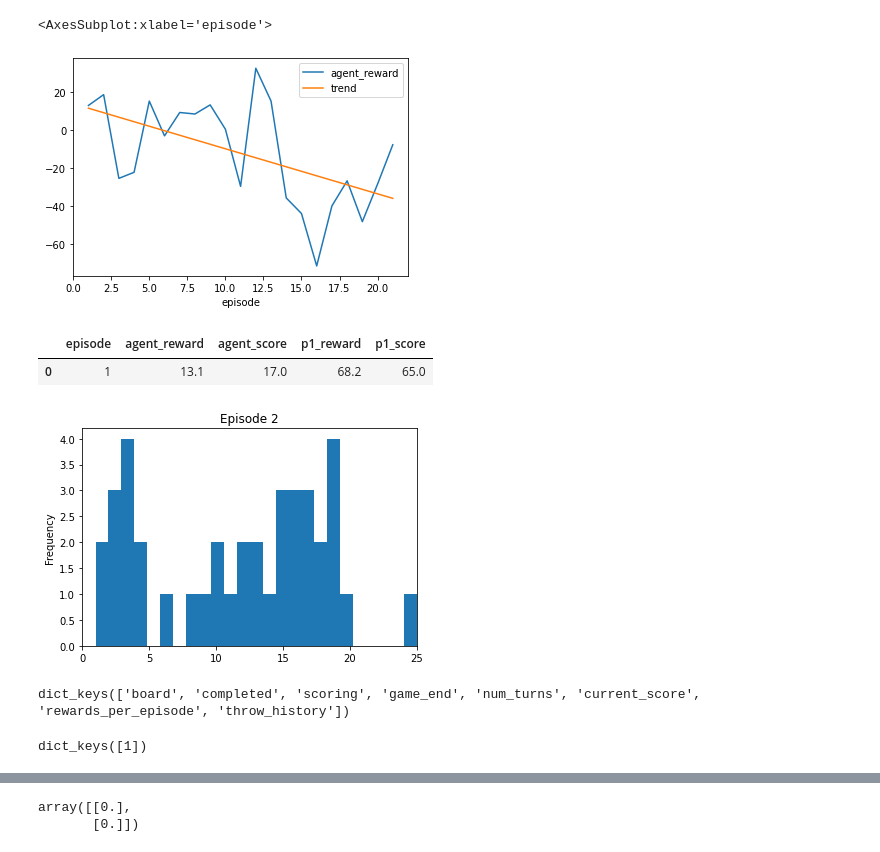
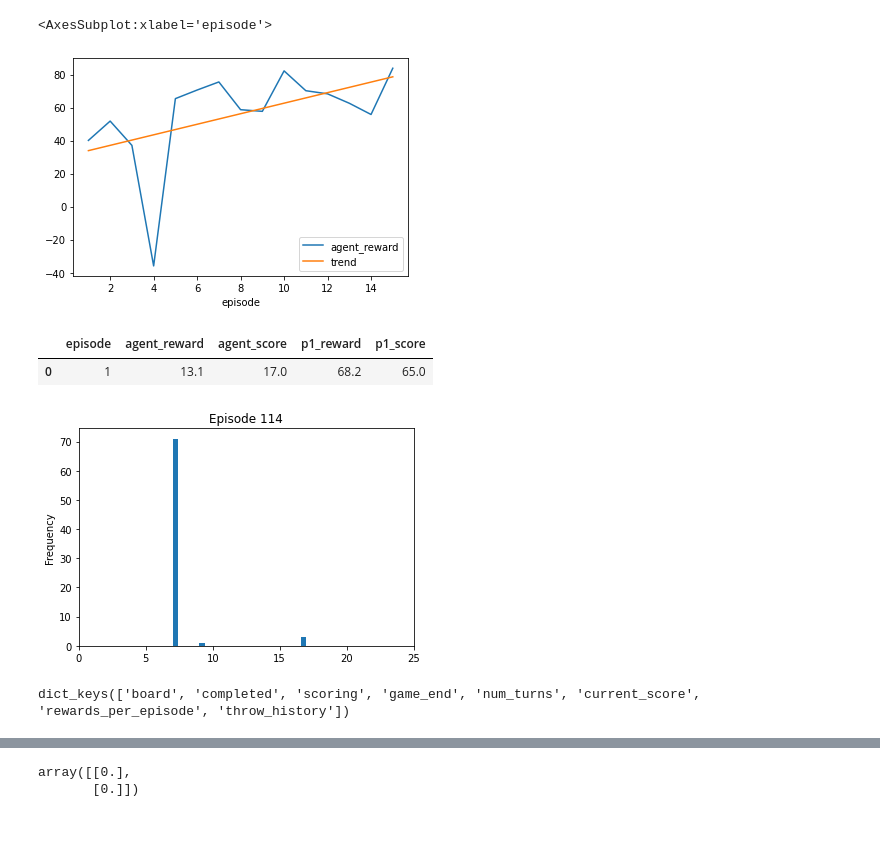
Before and after one commit to gusfelhberg/darts_cricket, a Jupyter notebook: results_stats.ipynb, the cells around one changed output, grey strips where cells are left out. Cells and saved outputs as stored; diff of their text form; code cells hidden in the pictures.

```diff
--- a/results_stats.ipynb
+++ b/results_stats.ipynb
@@ -11,5 +6,7 @@ loss = pd.DataFrame(loss,columns=['episode','agent_reward','agent_score','p1_rew
 # %%
-import statsmodels.api as sm
+loss = pickle.load(open('rewards_per_episodes.pkl','rb'))
+loss = pd.DataFrame(loss,columns=['episode','agent_reward','agent_score','p1_reward','p1_score'])
+
 
 fig, ax = plt.subplots()
 loss.plot(x='episode', y='agent_reward', ax=ax)
@@ -19,7 +16,7 @@ res = model.fit()
 loss.assign(trend=res.fittedvalues).plot(x='episode', y='trend', ax=ax)
 # %% [output]
 <AxesSubplot:xlabel='episode'>
-[figure, old version]
+[figure, new version]
 # %%
 loss
 # %% [output]
@@ -30,11 +27,11 @@ import pickle
 agent_aims_history = pickle.load(open('agent_aims_history.pkl','rb'))
 # %%
 def plot_aim_dist(episode):
-    pd.DataFrame(agent_aims_history,columns=['Episodes','Number','Multi']).query('Episodes == @episode').iloc[:,1].plot.hist(bins=25,title='Episode '+str(episode+1),xlim=(0,25))
+    pd.DataFrame(agent_aims_history,columns=['Episodes','Number','Multi']).query('Episodes == @episode').iloc[:,1].plot.hist(bins=25,title='Episode '+str(episode),xlim=(0,25))
 # %%
-plot_aim_dist(1)
+plot_aim_dist(114)
 # %% [output]
-[figure, old version]
+[figure, new version]
 # %%
 import pickle
 import pandas as pd
@@ -45,6 +44,2 @@ environment_history[1].keys()
 # %% [output]
 dict_keys(['board', 'completed', 'scoring', 'game_end', 'num_turns', 'current_score', 'rewards_per_episode', 'throw_history'])
-# %%
-environment_history.keys()
-# %% [output]
-dict_keys([1])
```
Also changed, not shown: parts of 19 cells of this notebook, 3 other files.
